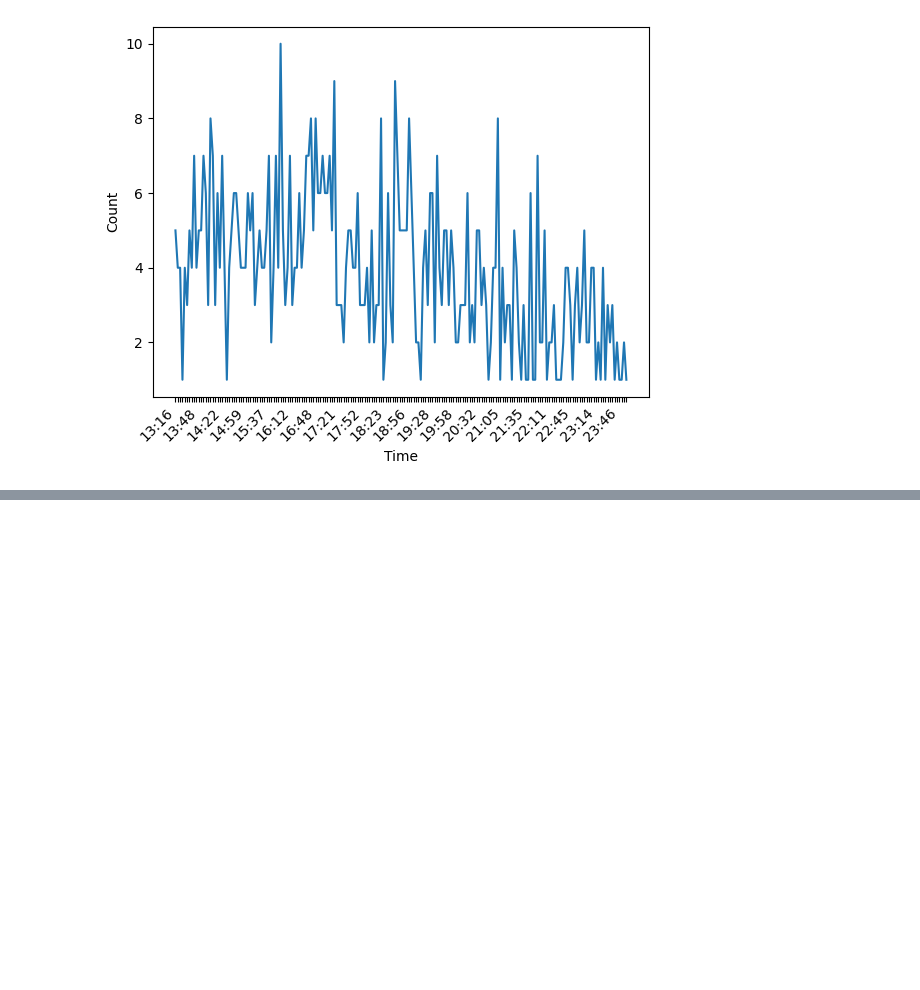
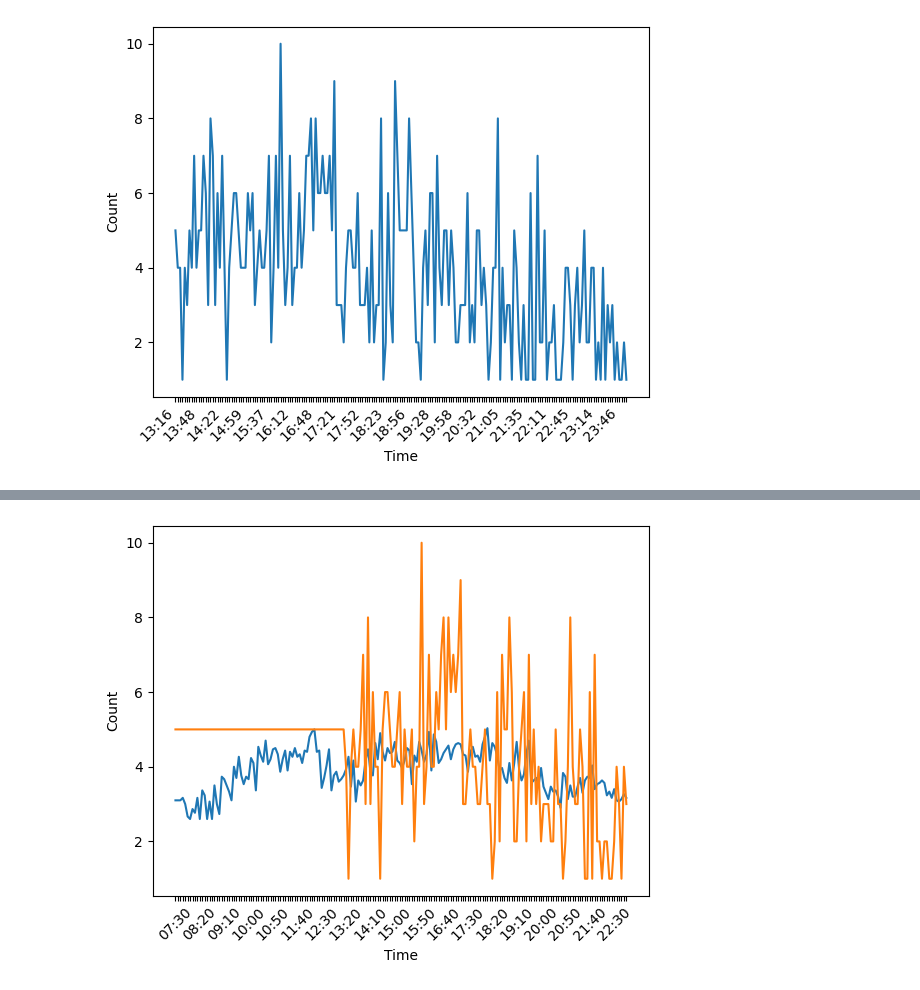
Before and after one commit to peternguyen39/hcmc_traffic_benchmark, a Jupyter notebook: result_interpreter.ipynb, the cells around one changed output, grey strips where cells are left out. Drawn from its saved outputs; the diff is of its cells as text; code cells hidden in the pictures; blank space fills up the shorter version.

```diff
--- a/result_interpreter.ipynb
+++ b/result_interpreter.ipynb
@@ -222,0 +201,4 @@ dtype: object
+# %%
+with open('all_raw_results.json','r',encoding='utf-8') as f:
+    raw_results = json.load(f)
+raw_results
@@ -222,0 +223,18 @@ dtype: object
+# %%
+results_df = pd.DataFrame(raw_results['ha']["(0, '2022-05-05', 0, 3, 3)"][1],columns=['predictions'])
+results_df['actual'] = raw_results['ha']["(0, '2022-05-05', 0, 3, 3)"][0]
+n_samples = int(((23-7)*60)/5)
+results_df['time_of_day'] = [datetime.datetime(2022,5,5,7,15) + datetime.timedelta(minutes=5*i) for i in range(3,n_samples-3)]
+results_df['time_of_day'] = pd.to_datetime(results_df['time_of_day']).dt.strftime('%H:%M')
+ax1=sns.lineplot(x='time_of_day', y='predictions', data=results_df)
+ax2=sns.lineplot(x='time_of_day', y='actual', data=results_df)
+plt.xlabel('Time')
+plt.ylabel('Count')
+plt.xticks(rotation=45)
+for ind, label in enumerate(ax1.get_xticklabels()):
+    if ind % 10 == 0:  # every 10th label is kept
+        label.set_visible(True)
+    else:
+        label.set_visible(False)
+# %% [output]
+[figure, added]
```
Also changed, not shown: parts of 10 cells of this notebook, 4 other files.
